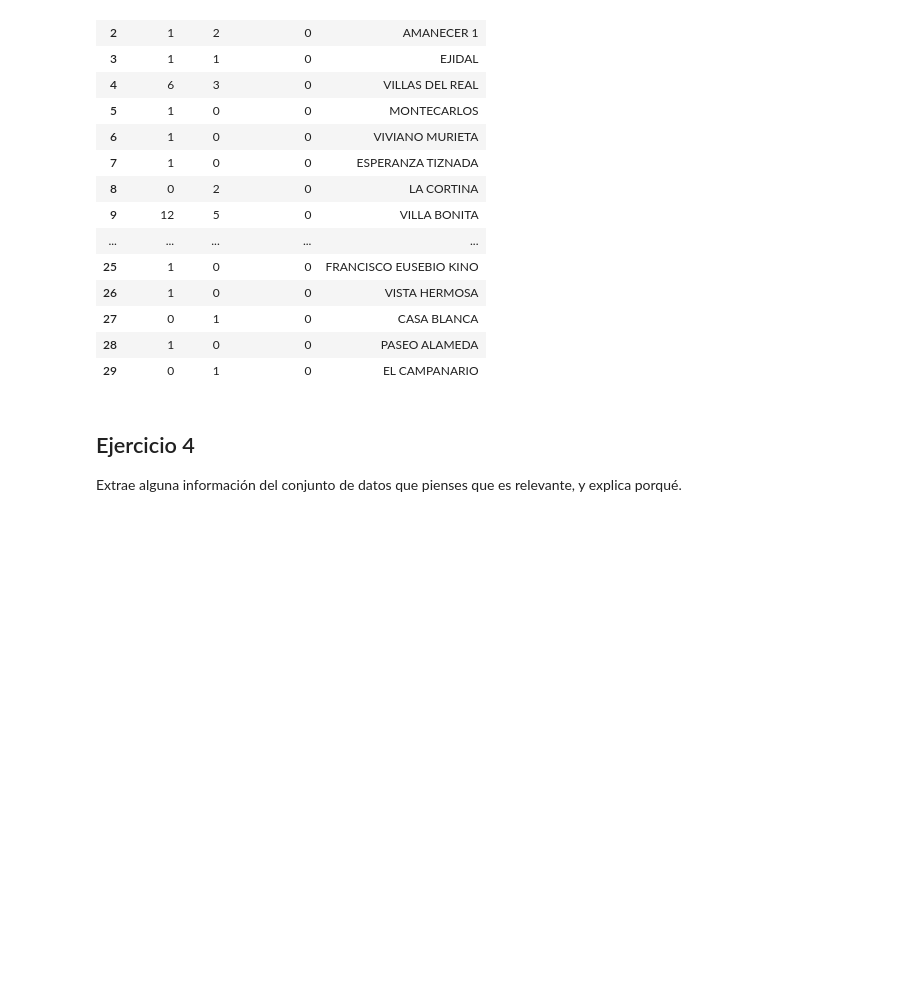
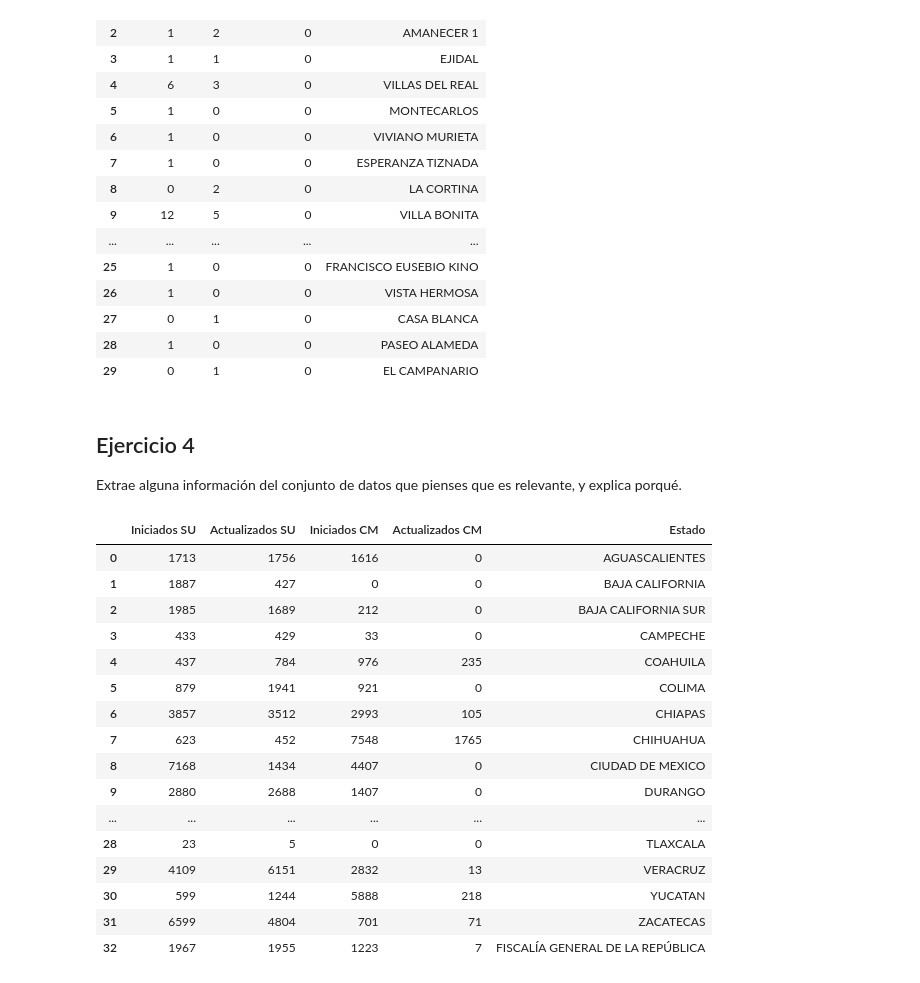
Before and after one commit to 3tagoras/Ingesta-de-datos-ejercicios, a Jupyter notebook: ingestaDatos.ipynb, the cells around one changed output. Cells and saved outputs as stored; diff of their text form; code cells hidden in the pictures; blank space fills up the shorter version.

```diff
--- a/ingestaDatos.ipynb
+++ b/ingestaDatos.ipynb
@@ -526,3 +508,31 @@ por_colonia
 # %% [markdown]
 ## Ejercicio 4
 Extrae alguna información del conjunto de datos que pienses que es relevante, y explica porqué.
+# %%
+TARGET_URL = API_HOST + 'contextogeneral/' + 'BarChartFoliosIniciadosActualizadosFiscalias'
+
+r = main_session.post(TARGET_URL)
+res = r.json()
+datos = {serie['name']: serie['data'] for serie in res['Series']}
+foliosFiscalias = pd.DataFrame(datos)
+foliosFiscalias['Estado'] = res['XAxisCategories']
+
+foliosFiscalias
+# %% [output]
+|  | Iniciados SU | Actualizados SU | Iniciados CM | Actualizados CM | Estado |
+| 0 | 1713 | 1756 | 1616 | 0 | AGUASCALIENTES |
+| 1 | 1887 | 427 | 0 | 0 | BAJA CALIFORNIA |
+| 2 | 1985 | 1689 | 212 | 0 | BAJA CALIFORNIA SUR |
+| 3 | 433 | 429 | 33 | 0 | CAMPECHE |
+| 4 | 437 | 784 | 976 | 235 | COAHUILA |
+| 5 | 879 | 1941 | 921 | 0 | COLIMA |
+| 6 | 3857 | 3512 | 2993 | 105 | CHIAPAS |
+| 7 | 623 | 452 | 7548 | 1765 | CHIHUAHUA |
+| 8 | 7168 | 1434 | 4407 | 0 | CIUDAD DE MEXICO |
+| 9 | 2880 | 2688 | 1407 | 0 | DURANGO |
+| ... | ... | ... | ... | ... | ... |
+| 28 | 23 | 5 | 0 | 0 | TLAXCALA |
+| 29 | 4109 | 6151 | 2832 | 13 | VERACRUZ |
+| 30 | 599 | 1244 | 5888 | 218 | YUCATAN |
+| 31 | 6599 | 4804 | 701 | 71 | ZACATECAS |
+| 32 | 1967 | 1955 | 1223 | 7 | FISCALÍA GENERAL DE LA REPÚBLICA |
```
Also changed, not shown: parts of 6 cells of this notebook.
